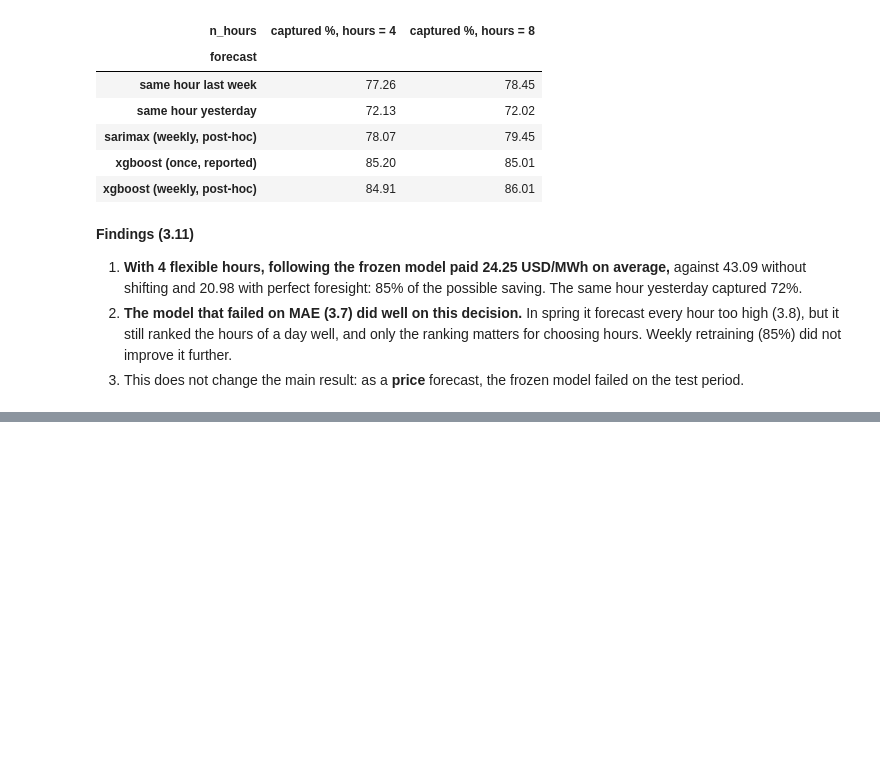
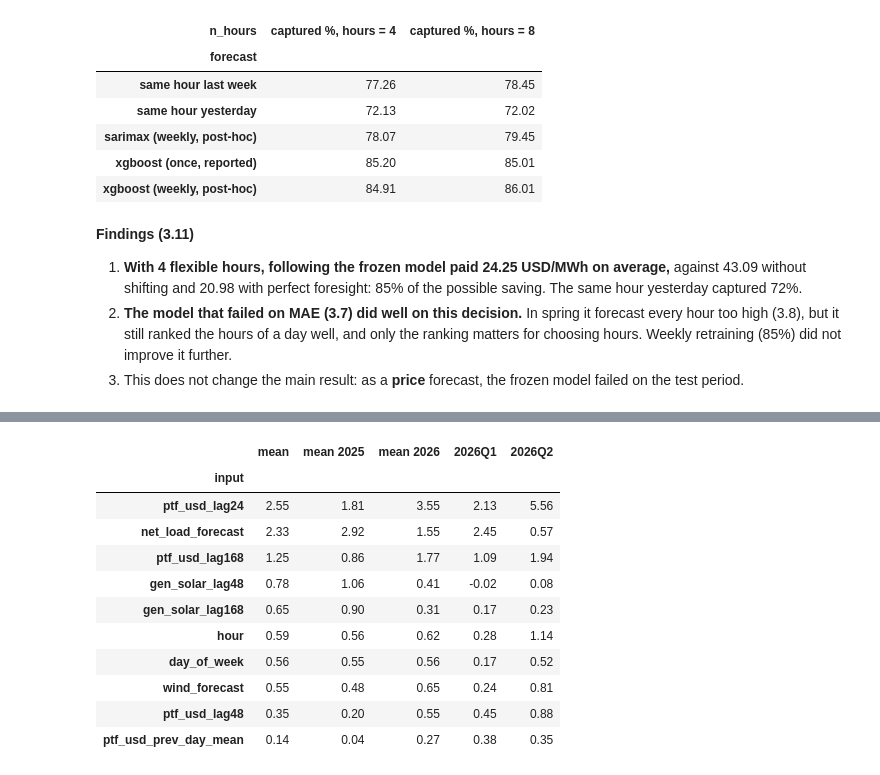
Before and after one commit to icedemirkaano/turkey-electricity-forecasting, a Jupyter notebook: notebooks/02_ptf_models.ipynb, the cells around one changed output, grey strips where cells are left out. Saved outputs shown, nothing was run; the diff lists cells and outputs as text; code cells hidden in the pictures; blank space fills up the shorter version.

```diff
--- a/notebooks/02_ptf_models.ipynb
+++ b/notebooks/02_ptf_models.ipynb
@@ -634,0 +784,16 @@ shifting.pivot(index='forecast', columns='n_hours', values='captured_%').add_pre
+# %%
+permutation = pd.read_csv(ROUND2 / 'permutation.csv', index_col='input')
+permutation[['mean', 'mean 2025', 'mean 2026', '2026Q1', '2026Q2']].head(10)
+# %% [output]
+|  | mean | mean 2025 | mean 2026 | 2026Q1 | 2026Q2 |
+| input |  |  |  |  |  |
+| ptf_usd_lag24 | 2.55 | 1.81 | 3.55 | 2.13 | 5.56 |
+| net_load_forecast | 2.33 | 2.92 | 1.55 | 2.45 | 0.57 |
+| ptf_usd_lag168 | 1.25 | 0.86 | 1.77 | 1.09 | 1.94 |
+| gen_solar_lag48 | 0.78 | 1.06 | 0.41 | -0.02 | 0.08 |
+| gen_solar_lag168 | 0.65 | 0.90 | 0.31 | 0.17 | 0.23 |
+| hour | 0.59 | 0.56 | 0.62 | 0.28 | 1.14 |
+| day_of_week | 0.56 | 0.55 | 0.56 | 0.17 | 0.52 |
+| wind_forecast | 0.55 | 0.48 | 0.65 | 0.24 | 0.81 |
+| ptf_usd_lag48 | 0.35 | 0.20 | 0.55 | 0.45 | 0.88 |
+| ptf_usd_prev_day_mean | 0.14 | 0.04 | 0.27 | 0.38 | 0.35 |
```
Also changed, not shown: parts of 21 cells of this notebook.
